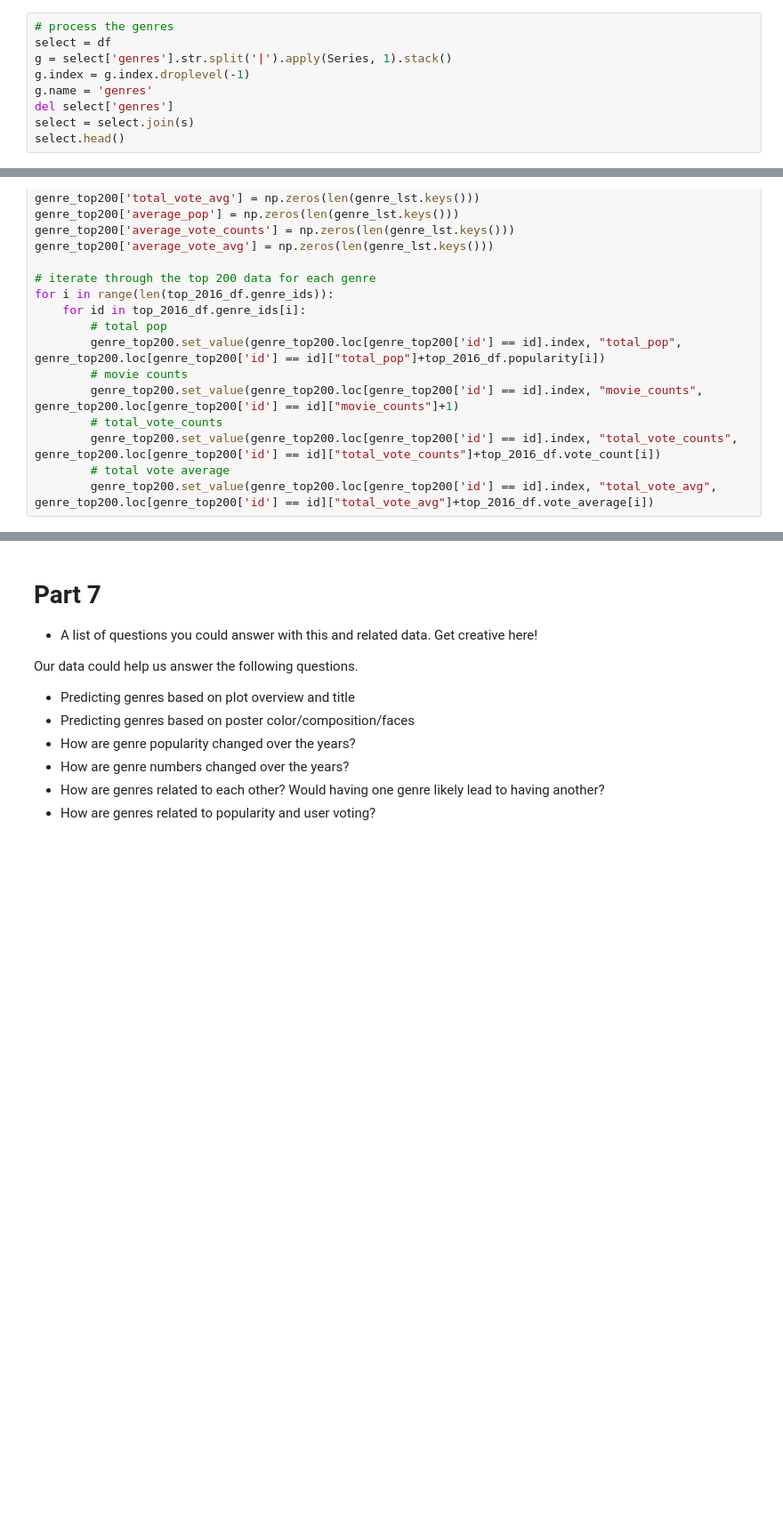
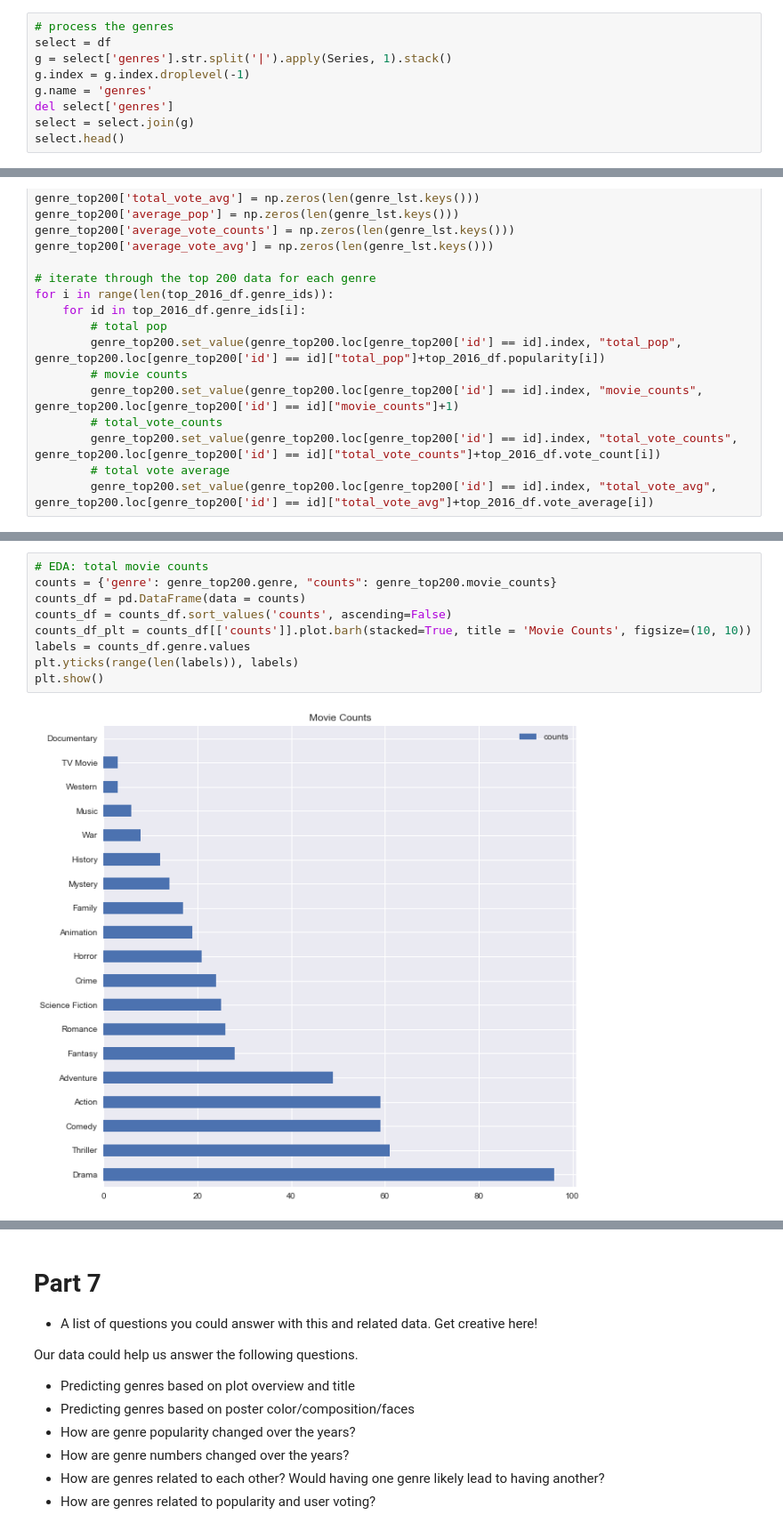
Before and after one commit to xinche/CS109bFinalProject, a Jupyter notebook: FinalProject.ipynb, the cells around one changed output, grey strips where cells are left out. Shown: that part at 89% size. Drawn from its saved outputs; the diff is of its cells as text; blank space fills up the shorter version.

```diff
--- a/FinalProject.ipynb
+++ b/FinalProject.ipynb
@@ -270,7 +270,7 @@ g = select['genres'].str.split('|').apply(Series, 1).stack()
 g.index = g.index.droplevel(-1)
 g.name = 'genres'
 del select['genres']
-select = select.join(s)
+select = select.join(g)
 select.head()
 # %% [output]
 |  | movie_title | plot_keywords | title_year | imdb_score | director_name | genres |
@@ -485 +489,12 @@ genre_top200
 | 18 | Family | 10751 | 181.291419 | 17.0 | 17929.0 | 111.5 | 10.664201 | ... |
+# %%
+# EDA: total movie counts
+counts = {'genre': genre_top200.genre, "counts": genre_top200.movie_counts}
+counts_df = pd.DataFrame(data = counts)
+counts_df = counts_df.sort_values('counts', ascending=False)
+counts_df_plt = counts_df[['counts']].plot.barh(stacked=True, title = 'Movie Counts', figsize=(10, 10))
+labels = counts_df.genre.values
+plt.yticks(range(len(labels)), labels)
+plt.show()
+# %% [output]
+[figure, added]
```
Also changed, not shown: parts of 9 cells of this notebook.
